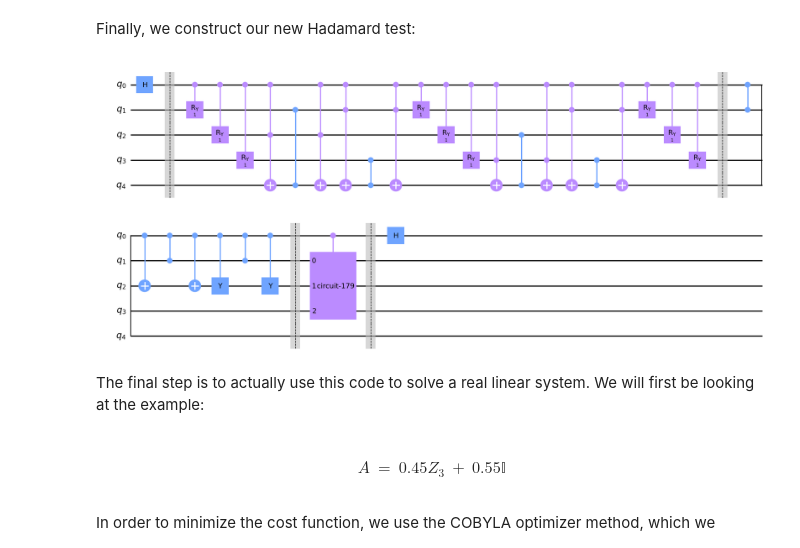
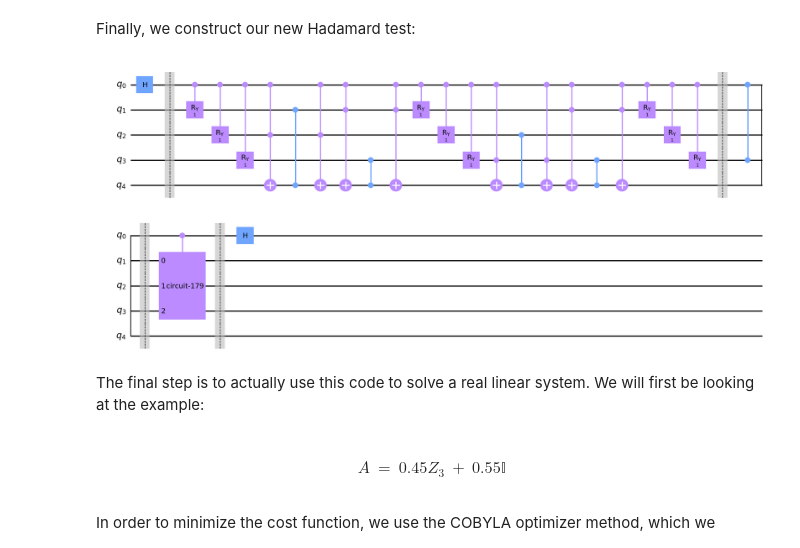
Before and after one commit to cezaris13/CourseWork, a Jupyter notebook: VQLS-QSVM-Implementation/vqls.ipynb, the cells around one changed output. Saved outputs shown, nothing was run; the diff lists cells and outputs as text; code cells hidden in the pictures.

```diff
--- a/VQLS-QSVM-Implementation/vqls.ipynb
+++ b/VQLS-QSVM-Implementation/vqls.ipynb
@@ -324,19 +324,20 @@ circ.draw(output="mpl")
 # %% [markdown]
 Finally, we construct our new Hadamard test:
 # %%
-matrix = np.kron(zGate(), np.kron(identityGate(), identityGate()))
+matrix = createMatrixFromParameters([1], ["ZII"])
 circ = QuantumCircuit(5)
+pauliOp = SparsePauliOp.from_operator(matrix)
 specialHadamardTest(
     circ,
     pauliOp.paulis,
     [1, 2, 3],
     0,
     [[1, 1, 1], [1, 1, 1], [1, 1, 1]],
     [1, 1, 1, 1, 1, 1, 1, 1],
 )
 circ.draw(output="mpl")
 # %% [output]
-[figure, old version]
+[figure, new version]
 # %% [markdown]
 The final step is to actually use this code to solve a real linear system. We will first be looking at the example:
 
```
Also changed, not shown: parts of 5 cells of this notebook, 1 other file.
